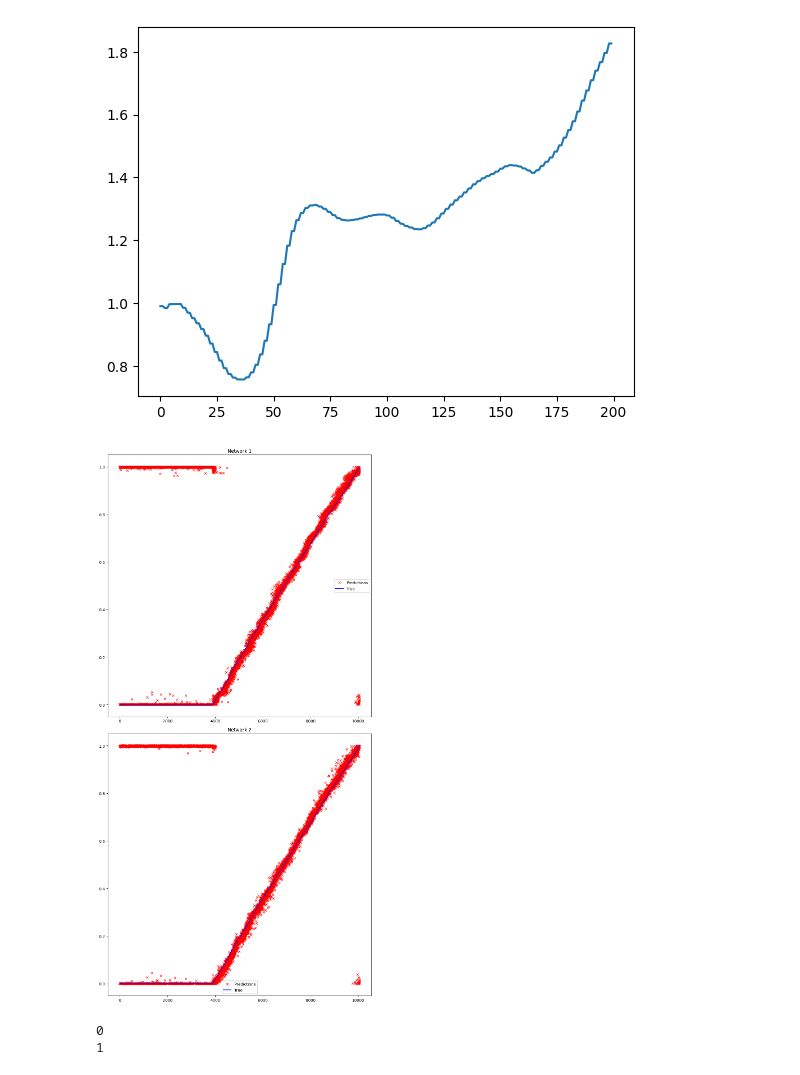
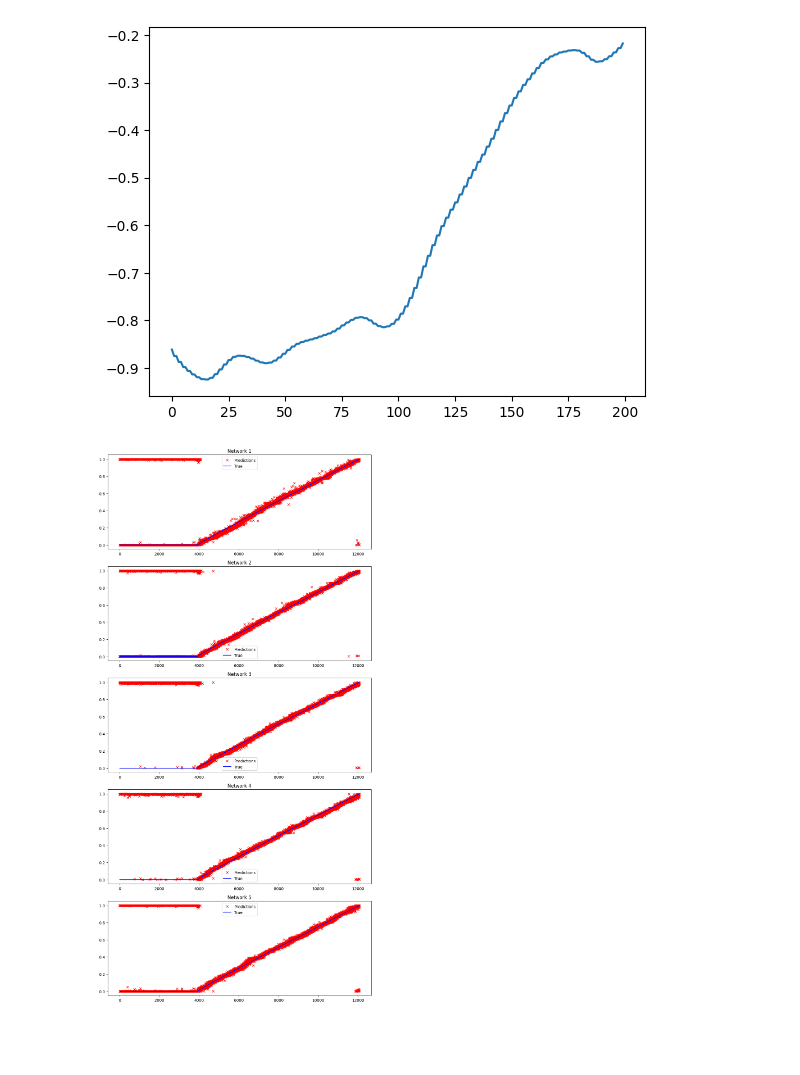
Before and after one commit to MautnerVo/Hydronaut, a Jupyter notebook: Train_CNN.ipynb, the cells around one changed output. Saved outputs shown, nothing was run; the diff lists cells and outputs as text; code cells hidden in the pictures; blank space fills up the shorter version.

```diff
--- a/Train_CNN.ipynb
+++ b/Train_CNN.ipynb
@@ -10,7 +10,7 @@ from torch.optim.lr_scheduler import ReduceLROnPlateau
 path = r"Y:\Datasets\Fyzio"
 exercise = "Wide squat"
 # %%
-with open(os.path.join(path,"X_train_w_transition",exercise + ".pkl"),"rb") as f:
+with open(os.path.join(path,"X_train_w_augmentation",exercise + ".pkl"),"rb") as f:
     x = np.array(pickle.load(f))
     print(x.shape)
 # %% [output]
@@ -28,7 +28,7 @@ Dtype: float64
 NaN: False
 Inf: False
 # %%
-with open(os.path.join(path,"Y_train_w_transition",exercise + ".pkl"),"rb") as f:
+with open(os.path.join(path,"Y_train_w_augmentation",exercise + ".pkl"),"rb") as f:
     y = np.array(pickle.load(f))
     print(y.shape)
 # %% [output]
@@ -125,7 +125,7 @@ class Net(nn.Module):
         x = self.dropout1(x)
         x = self.snn2(x)
         x = F.relu(x)
-        x = self.dropout2(x)
+        # x = self.dropout2(x)
         out = self.snn3(x)
         return out
 
@@ -227,7 +227,7 @@ class AugmentedSignalDataset(Dataset):
 from sklearn.model_selection import KFold
 from torch.utils.data import DataLoader
 from sklearn.metrics import mean_squared_error, r2_score
-kf = KFold(n_splits=2, shuffle=True, random_state=42)
+kf = KFold(n_splits=5, shuffle=True, random_state=42)
 
 X = x_norm_t.cpu().numpy()
 Y = y_norm_t.cpu().numpy()
@@ -235,7 +235,7 @@ Y = y_norm_t.cpu().numpy()
 in_channels = x_train.shape[1]
 seq_len = x_train.shape[2]
 epochs = 100
-batch_size = 128
+batch_size = 256
 nets = []
 fold_results = []
 
@@ -252,11 +252,11 @@ for fold, (train_idx, val_idx) in enumerate(kf.split(X)):
 
     train_dataset = AugmentedSignalDataset(X_train_tensor, Y_train_tensor,augment=True)
     val_dataset = AugmentedSignalDataset(X_val_tensor, Y_val_tensor,augment=False)
-    train_loader = DataLoader(train_dataset, batch_size=batch_size, shuffle=True)
-    val_loader = DataLoader(val_dataset, batch_size=batch_size, shuffle=False)
+    train_loader = DataLoader(train_dataset, batch_size=batch_size, shuffle=True,pin_memory=True)
+    val_loader = DataLoader(val_dataset, batch_size=batch_size, shuffle=False,pin_memory=True)
 
     net = Net(in_channels, seq_len).to(device)
-    optimizer = torch.optim.Adam(net.parameters(), lr=5e-4)
+    optimizer = torch.optim.Adam(net.parameters(), lr=1e-3)
     # criterion = CircularMSELoss()
     criterion = nn.MSELoss()
     # criterion = nn.L1Loss()
@@ -383,43 +373,40 @@ import matplotlib.pyplot as plt
 plt.plot(x_train[10][4])
 plt.show()
 # %% [output]
-[figure, old version]
+[figure, new version]
 # %%
 sorted_indices = np.argsort(y_test)
 
 y_test_sorted = y_test[sorted_indices]
 x_test_sorted = x_test[sorted_indices]
 
 outputs = []
 with torch.no_grad():
     for net in nets:
         outputs.append(net(x_test_sorted.to(device)))
 
 preds_list = [out.cpu().numpy() for out in outputs]
 predictions = []
 
 for i in preds_list:
     pred_phase = np.arctan2(i[:,0], i[:,1]) / (2*np.pi)
     pred_phase = (pred_phase + 1) % 1.0
     predictions.append(pred_phase)
 
-fig, axes = plt.subplots(2, 1, figsize=(10, 20))
+fig, axes = plt.subplots(5, 1, figsize=(10, 20))
 
 for i, ax in enumerate(axes):
     ax.plot(predictions[i], 'rx', linestyle='None', label="Predictions")
     ax.plot(y_test_sorted, color="blue", label="True")
     ax.set_title(f'Network {i+1}')
     ax.legend()
 
 plt.tight_layout()
 plt.show()
 # %% [output]
-[figure, old version]
+[figure, new version]
 # %%
 for index,net in enumerate(nets):
     os.makedirs(f"models",exist_ok=True)
-    torch.save(net.state_dict(), fr"models/cnn_model_transition_{index+1}.pth")
+    torch.save(net.state_dict(), fr"models/cnn_model_augmentation_{index+1}.pth")
     print(index)
-# %% [output]
-0
-1
```
Also changed, not shown: parts of 6 cells of this notebook, 6 other files.
